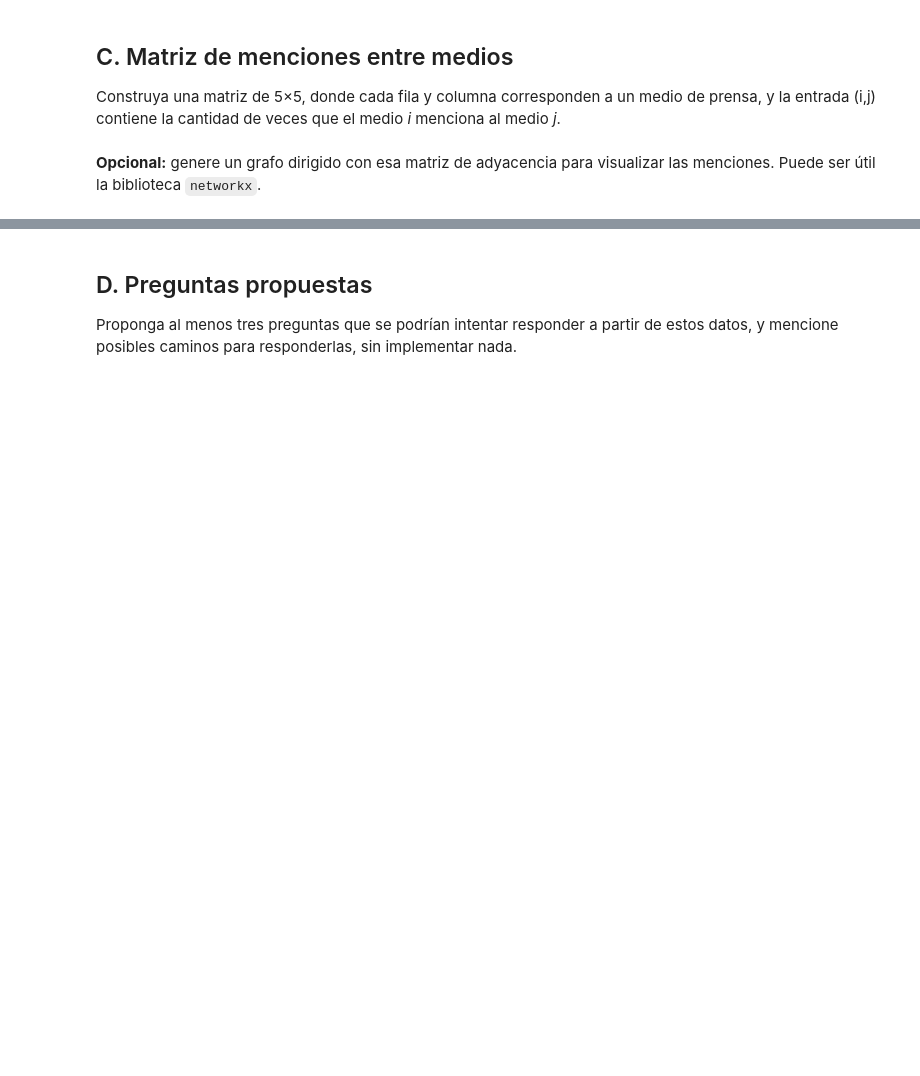
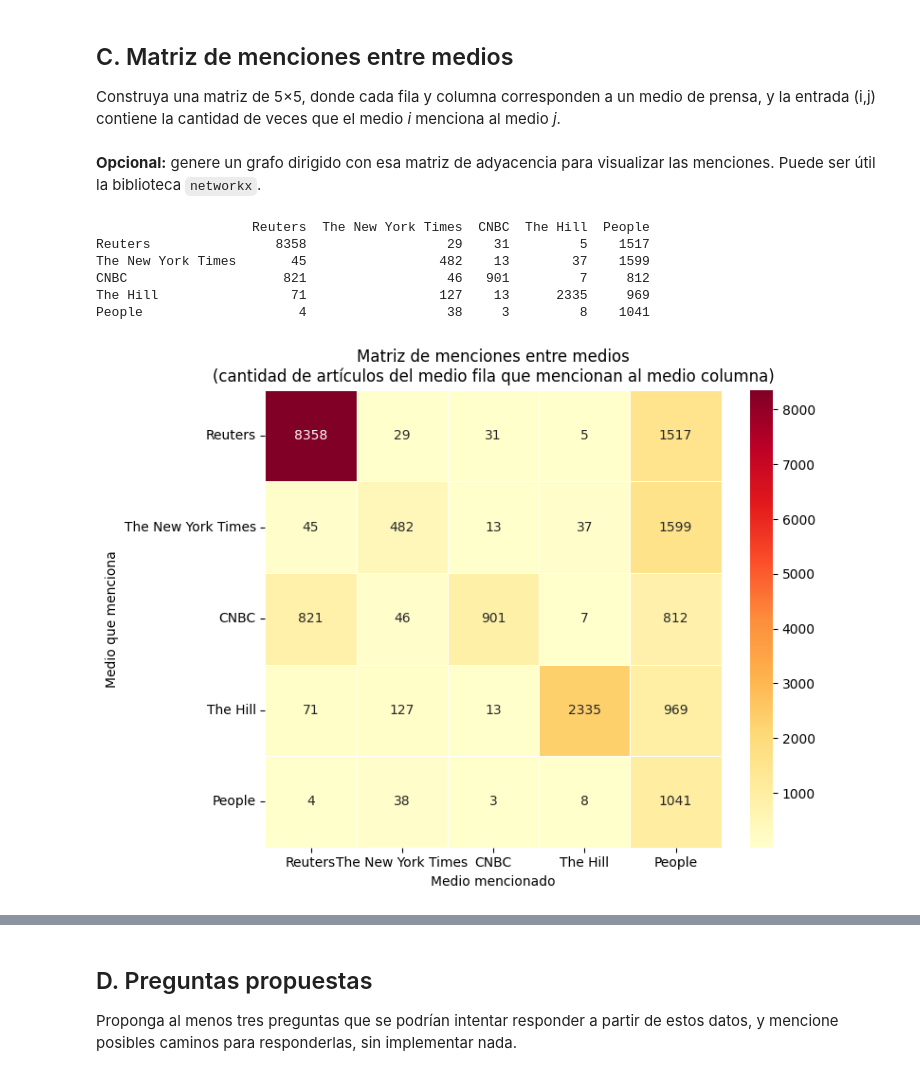
Before and after one commit to SDP-data/IntroCD_LAB1_2026, a Jupyter notebook: Tarea_1/2026_template_tarea1.ipynb, the cells around one changed output, grey strips where cells are left out. Drawn from its saved outputs; the diff is of its cells as text; code cells hidden in the pictures; blank space fills up the shorter version.

```diff
--- a/Tarea_1/2026_template_tarea1.ipynb
+++ b/Tarea_1/2026_template_tarea1.ipynb
@@ -578,8 +578,37 @@ Construya una matriz de 5×5, donde cada fila y columna corresponden a un medio
 \
 **Opcional:** genere un grafo dirigido con esa matriz de adyacencia para visualizar las menciones. Puede ser útil la biblioteca `networkx`.
 # %%
-# TODO: Construya una matriz de 5x5, donde cada fila y columna corresponden a un medio de prensa,
-# y la entrada (i,j) contiene la cantidad de veces que el medio "i" menciona al medio "j".
+# Matriz 5x5 de menciones: entry (i,j) = cuántos artículos del medio i mencionan al medio j
+mentions_matrix = pd.DataFrame(0, index=top_5_publications, columns=top_5_publications)
 
-# mentions_matrix = ...
+for source in top_5_publications:
+    source_texts = df_top_5[df_top_5["publication"] == source]["CleanText"]
+    for target in top_5_publications:
+        count = source_texts.str.contains(target.lower(), regex=False, na=False).sum()
+        mentions_matrix.loc[source, target] = count
+
+print(mentions_matrix)
+
+# Heatmap de la matriz
+plt.figure(figsize=(8, 6))
+sns.heatmap(
+    mentions_matrix,
+    annot=True,
+    fmt="d",
+    cmap="YlOrRd",
+    linewidths=0.5,
+)
+plt.title("Matriz de menciones entre medios\n(cantidad de artículos del medio fila que mencionan al medio columna)")
+plt.ylabel("Medio que menciona")
+plt.xlabel("Medio mencionado")
+plt.tight_layout()
+plt.show()
+# %% [output]
+                    Reuters  The New York Times  CNBC  The Hill  People
+Reuters                8358                  29    31         5    1517
+The New York Times       45                 482    13        37    1599
+CNBC                    821                  46   901         7     812
+The Hill                 71                 127    13      2335     969
+People                    4                  38     3         8    1041
+[figure, added]
 # %%
```
Also changed, not shown: parts of 2 cells of this notebook.
